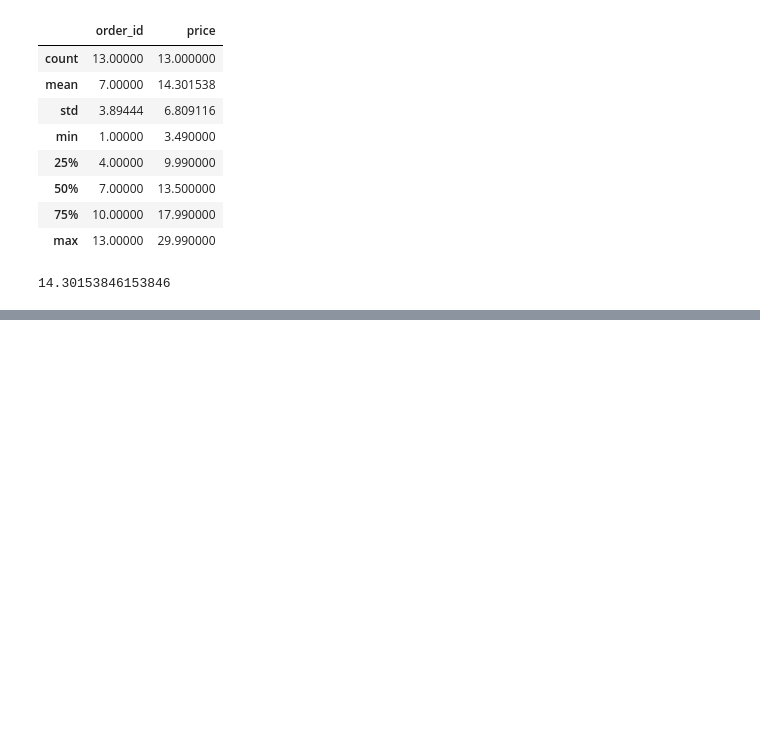
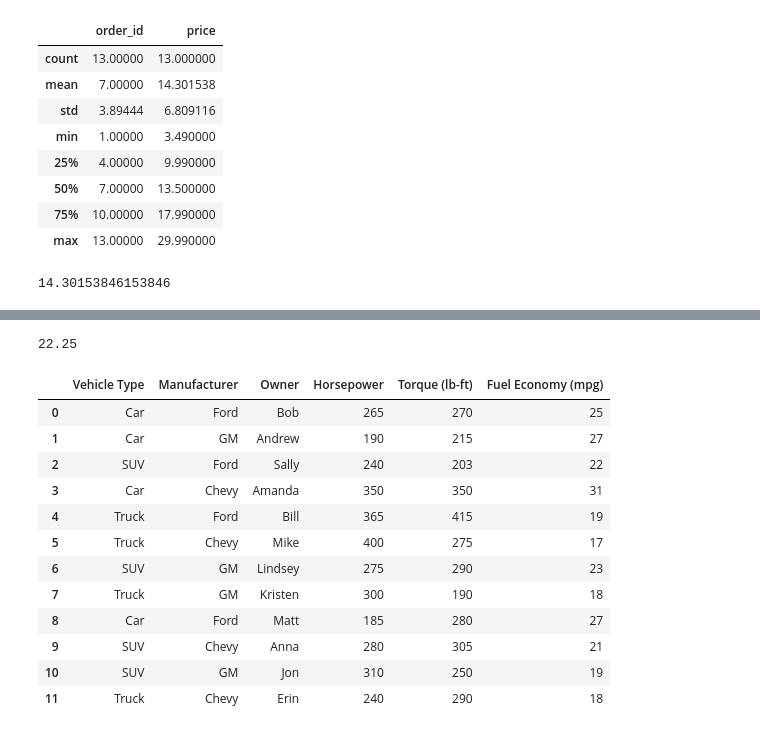
Before and after one commit to apakuki/FinTechBC-ClassActivity, a Jupyter notebook: df_exercise.ipynb, the cells around one changed output, grey strips where cells are left out. Saved outputs shown, nothing was run; the diff lists cells and outputs as text; code cells hidden in the pictures; blank space fills up the shorter version.

Commit message:
groupby

```diff
--- a/df_exercise.ipynb
+++ b/df_exercise.ipynb
@@ -160,0 +438,3 @@ purchase_df.sort_index()
+# %%
+type_vehicle_df = vehicle_df.groupby('Vehicle Type')
+type_vehicle_df.count()
@@ -160,0 +447,20 @@ purchase_df.sort_index()
+# %%
+vehicle_df['Fuel Economy (mpg)'].mean()
+# %% [output]
+22.25
+# %%
+type_vehicle_df.head()
+# %% [output]
+|  | Vehicle Type | Manufacturer | Owner | Horsepower | Torque (lb-ft) | Fuel Economy (mpg) |
+| 0 | Car | Ford | Bob | 265 | 270 | 25 |
+| 1 | Car | GM | Andrew | 190 | 215 | 27 |
+| 2 | SUV | Ford | Sally | 240 | 203 | 22 |
+| 3 | Car | Chevy | Amanda | 350 | 350 | 31 |
+| 4 | Truck | Ford | Bill | 365 | 415 | 19 |
+| 5 | Truck | Chevy | Mike | 400 | 275 | 17 |
+| 6 | SUV | GM | Lindsey | 275 | 290 | 23 |
+| 7 | Truck | GM | Kristen | 300 | 190 | 18 |
+| 8 | Car | Ford | Matt | 185 | 280 | 27 |
+| 9 | SUV | Chevy | Anna | 280 | 305 | 21 |
+| 10 | SUV | GM | Jon | 310 | 250 | 19 |
+| 11 | Truck | Chevy | Erin | 240 | 290 | 18 |
```
Also changed, not shown: parts of 19 cells of this notebook.
